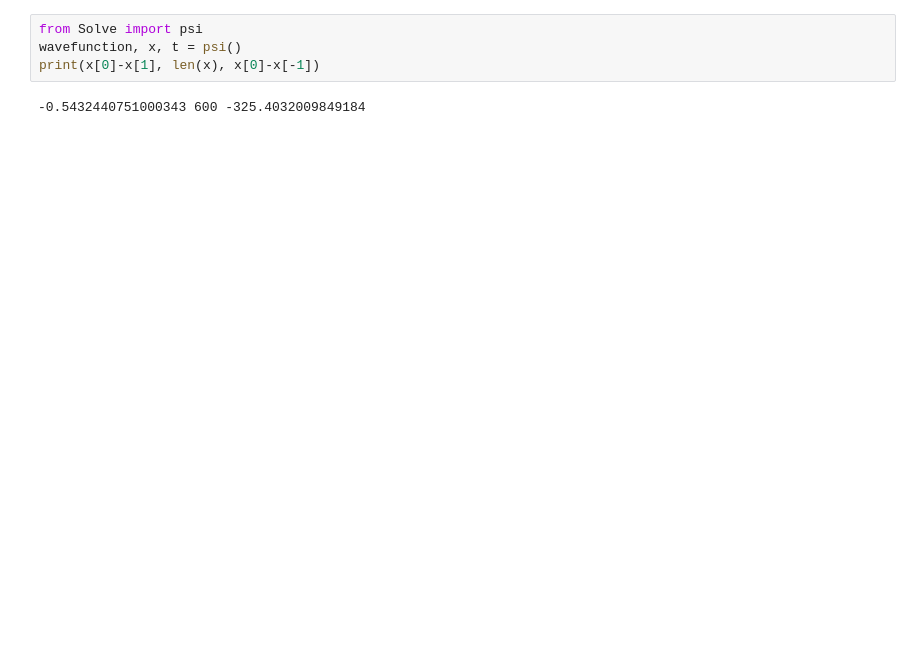
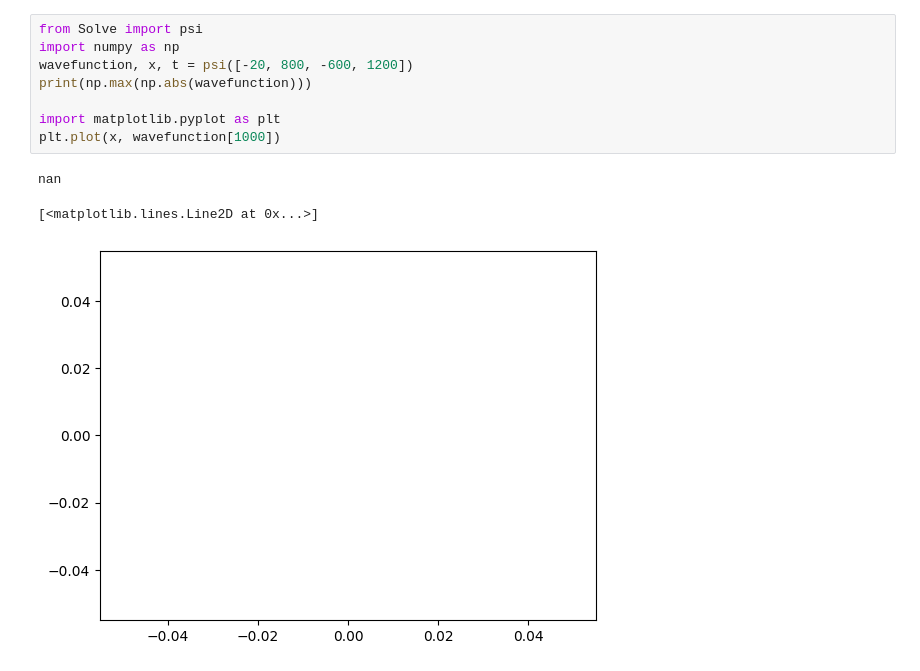
Before and after one commit to Volalex2000/HHG, a Jupyter notebook: test_main.ipynb, the cells around one changed output. Drawn from its saved outputs; the diff is of its cells as text; blank space fills up the shorter version.

```diff
--- a/test_main.ipynb
+++ b/test_main.ipynb
@@ -1,9 +1,15 @@
-# %%
-from Solve import psi
-wavefunction, x, t = psi()
-print(x[0]-x[1], len(x), x[0]-x[-1])
-# %% [output]
--0.5432440751000343 600 -325.4032009849184
+# %%
+from Solve import psi
+import numpy as np
+wavefunction, x, t = psi([-20, 800, -600, 1200])
+print(np.max(np.abs(wavefunction)))
+
+import matplotlib.pyplot as plt
+plt.plot(x, wavefunction[1000])
+# %% [output]
+nan
+[<matplotlib.lines.Line2D at 0x...>]
+[figure, added]
 # %%
 from Res_visualisation import *
 from Parameters import pars_YanPengPhysRevA_78_033821
```
Also changed, not shown: parts of 1 cell of this notebook, 1 other file.
